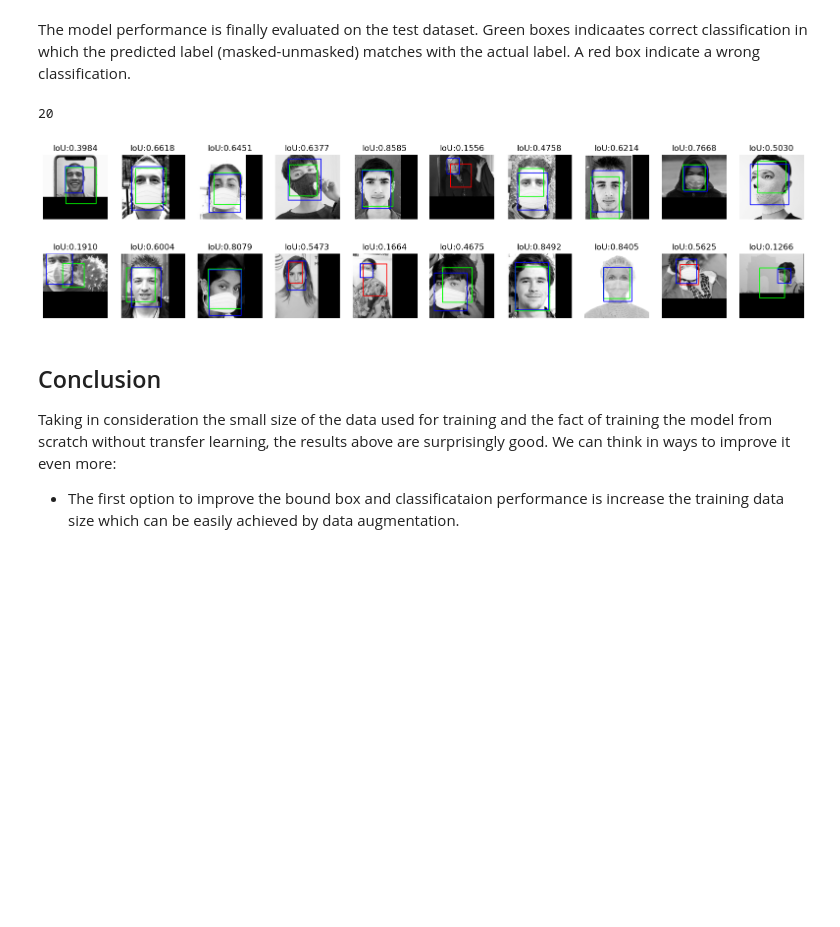
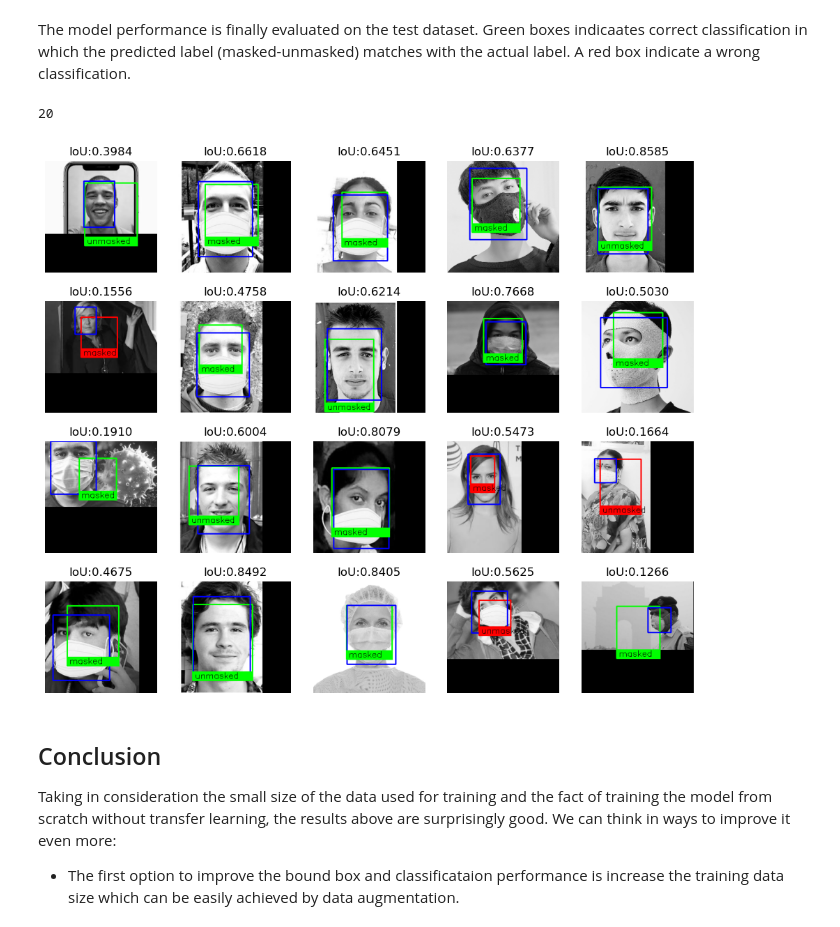
Before and after one commit to doleron/simple-object-detector-from-scratch, a Jupyter notebook: simple_obj_detector.ipynb, the cells around one changed output. Saved outputs shown, nothing was run; the diff lists cells and outputs as text; code cells hidden in the pictures; blank space fills up the shorter version.

Commit message:
improving test image

```diff
--- a/simple_obj_detector.ipynb
+++ b/simple_obj_detector.ipynb
@@ -438,7 +438,7 @@ test_ds = tune_test_ds(raw_test_ds)
 The model performance is finally evaluated on the test dataset. Green boxes indicaates correct classification in which the predicted label (masked-unmasked) matches with the actual label.
 A red box indicate a wrong classification.
 # %%
-plt.figure(figsize=(20, 10))
+plt.figure(figsize=(12, 10))
 
 test_list = list(test_ds.take(20).as_numpy_iterator())
 
@@ -448,42 +448,49 @@ image, labels = test_list[0]
 
 for i in range(len(test_list)):
 
-    ax = plt.subplot(4, 10, i + 1)
+    ax = plt.subplot(4, 5, i + 1)
     image, labels = test_list[i]
 
     predictions = model(image)
 
     predicted_box = predictions[1][0] * input_size
     predicted_box = tf.cast(predicted_box, tf.int32)
 
     predicted_label = predictions[0][0]
 
     image = image[0]
 
     actual_label = labels[0][0]
     actual_box = labels[1][0] * input_size
     actual_box = tf.cast(actual_box, tf.int32)
 
     image = image.astype("float") * 255.0
     image = image.astype(np.uint8)
     image_color = cv.cvtColor(image, cv.COLOR_GRAY2RGB)
 
     color = (255, 0, 0)
     # print box red if predicted and actual label do not match
     if (predicted_label[0] > 0.5 and actual_label[0] > 0) or (predicted_label[0] < 0.5 and actual_label[0] == 0):
         color = (0, 255, 0)
 
-    cv.rectangle(image_color, predicted_box.numpy(), color, 2)
+    img_label = "unmasked"
+    if predicted_label[0] > 0.5:
+        img_label = "masked"
+
+    predicted_box_n = predicted_box.numpy()
+    cv.rectangle(image_color, predicted_box_n, color, 2)
     cv.rectangle(image_color, actual_box.numpy(), (0, 0, 255), 2)
+    cv.rectangle(image_color, (predicted_box_n[0], predicted_box_n[1] + predicted_box_n[3] - 20), (predicted_box_n[0] + predicted_box_n[2], predicted_box_n[1] + predicted_box_n[3]), color, -1)
+    cv.putText(image_color, img_label, (predicted_box_n[0] + 5, predicted_box_n[1] + predicted_box_n[3] - 5), cv.FONT_HERSHEY_SIMPLEX, 0.6, (0, 0, 0))
 
     IoU = intersection_over_union(predicted_box.numpy(), actual_box.numpy())
 
     plt.title("IoU:" + format(IoU, '.4f'))
     plt.imshow(image_color)
     plt.axis("off")
 # %% [output]
 20
-[figure, old version]
+[figure, new version]
 # %% [markdown]
 ## Conclusion
 
```
